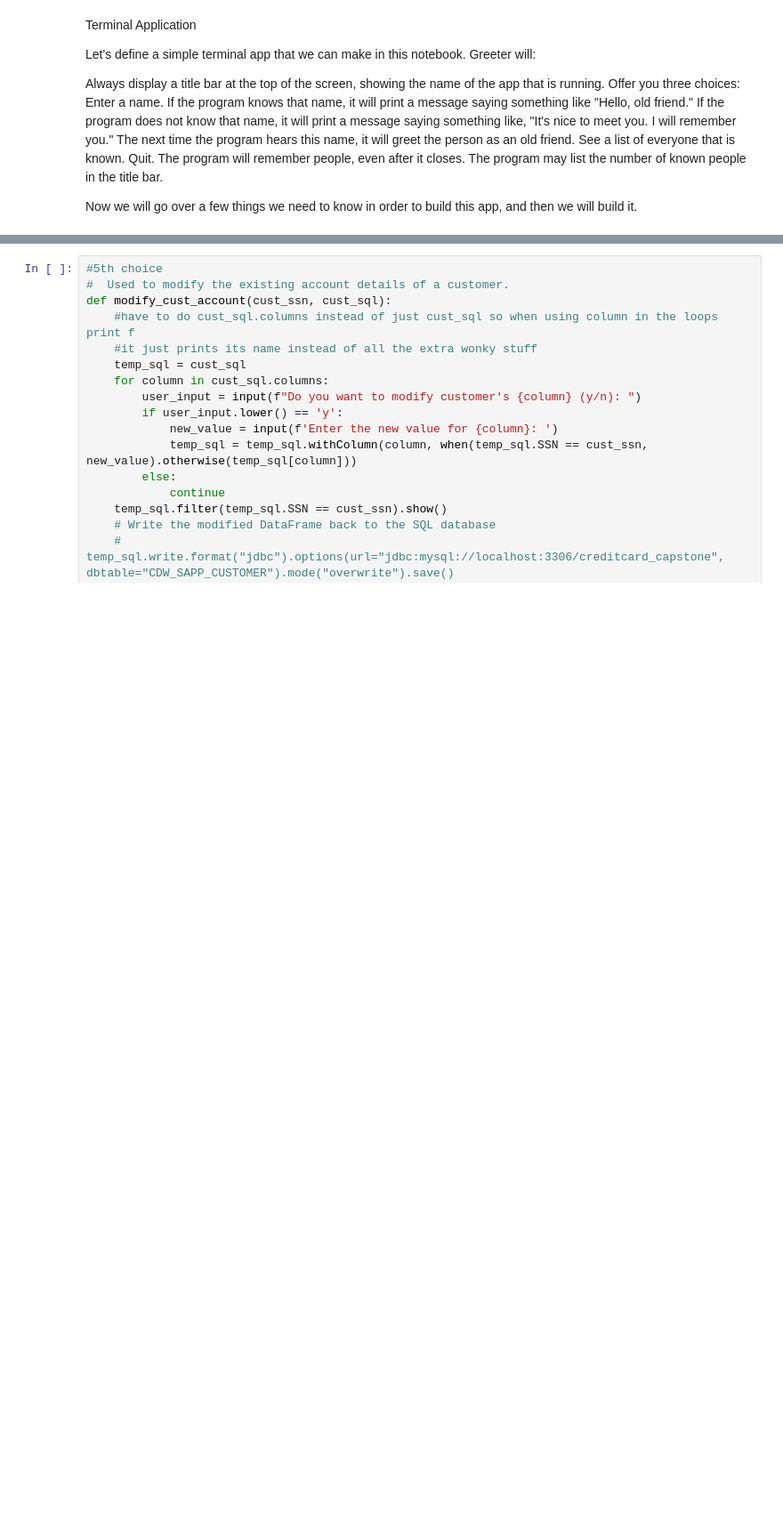
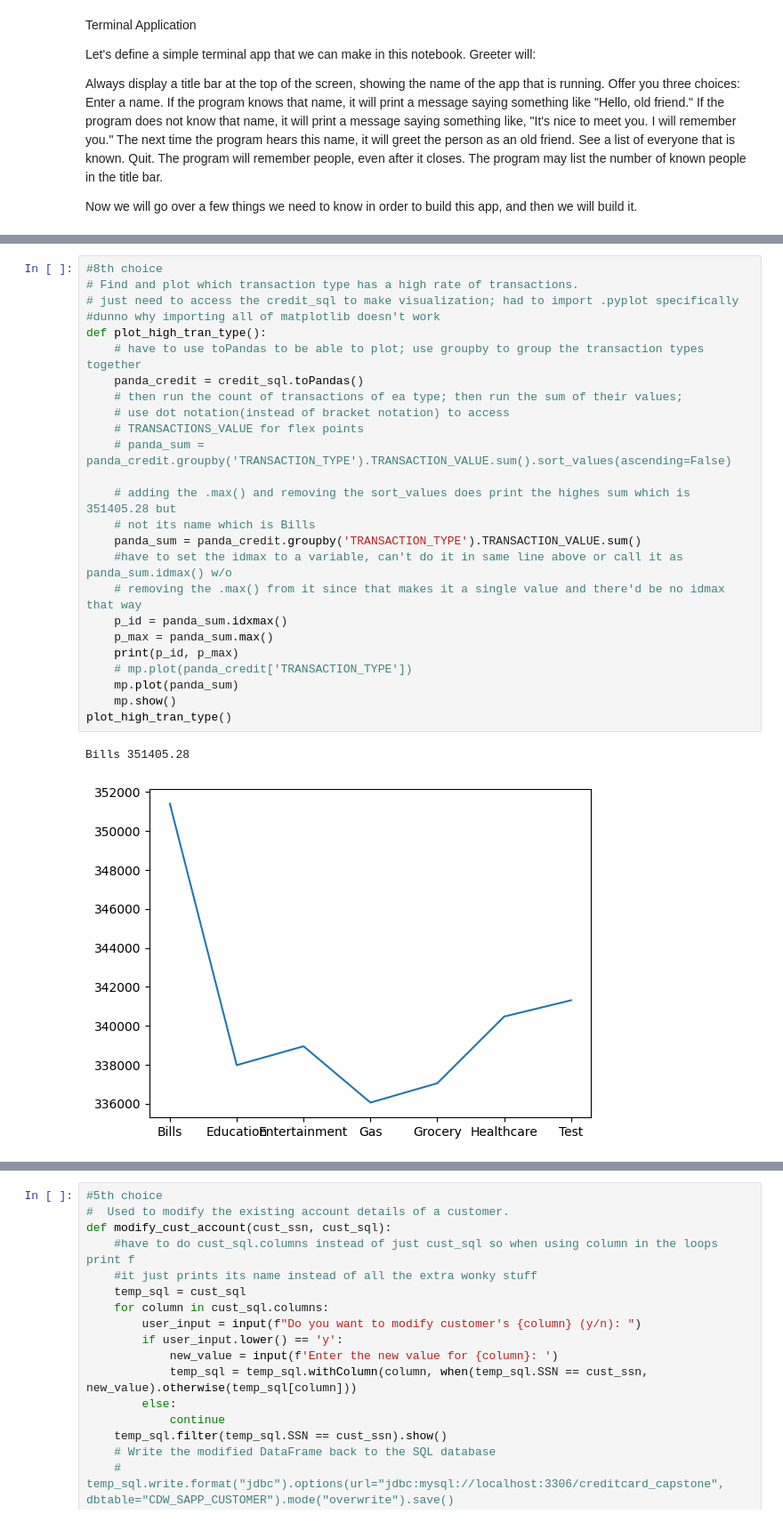
Before and after one commit to MikeJHChadwick/SBA-350-Final_Project, a Jupyter notebook: f_projectNB.ipynb, the cells around one changed output, grey strips where cells are left out. Shown at 89% size. Cells and saved outputs as stored; diff of their text form; blank space fills up the shorter version.

Commit message:
Coded the 6th and 7th functions. Fixed some variables that shared local namespace. Started first plotting query.

```diff
--- a/f_projectNB.ipynb
+++ b/f_projectNB.ipynb
@@ -556,3 +556,31 @@ while choice != 'q':
         ***  Greeter - Hello old and new friends!  ***
         **********************************************
 TypeError: get_user_choice() missing 1 required positional argument: 'choice'
+# %%
+#8th choice
+# Find and plot which transaction type has a high rate of transactions.
+# just need to access the credit_sql to make visualization; had to import .pyplot specifically
+#dunno why importing all of matplotlib doesn't work
+def plot_high_tran_type():
+    # have to use toPandas to be able to plot; use groupby to group the transaction types together
+    panda_credit = credit_sql.toPandas()
+    # then run the count of transactions of ea type; then run the sum of their values;
+    # use dot notation(instead of bracket notation) to access
+    # TRANSACTIONS_VALUE for flex points
+    # panda_sum = panda_credit.groupby('TRANSACTION_TYPE').TRANSACTION_VALUE.sum().sort_values(ascending=False)
+
+    # adding the .max() and removing the sort_values does print the highes sum which is 351405.28 but
+    # not its name which is Bills
+    panda_sum = panda_credit.groupby('TRANSACTION_TYPE').TRANSACTION_VALUE.sum()
+    #have to set the idmax to a variable, can't do it in same line above or call it as panda_sum.idmax() w/o
+    # removing the .max() from it since that makes it a single value and there'd be no idmax that way
+    p_id = panda_sum.idxmax()
+    p_max = panda_sum.max()
+    print(p_id, p_max)
+    # mp.plot(panda_credit['TRANSACTION_TYPE'])
+    mp.plot(panda_sum)
+    mp.show()
+plot_high_tran_type()
+# %% [output]
+Bills 351405.28
+[figure, added]
```
Also changed, not shown: parts of 6 cells of this notebook.
